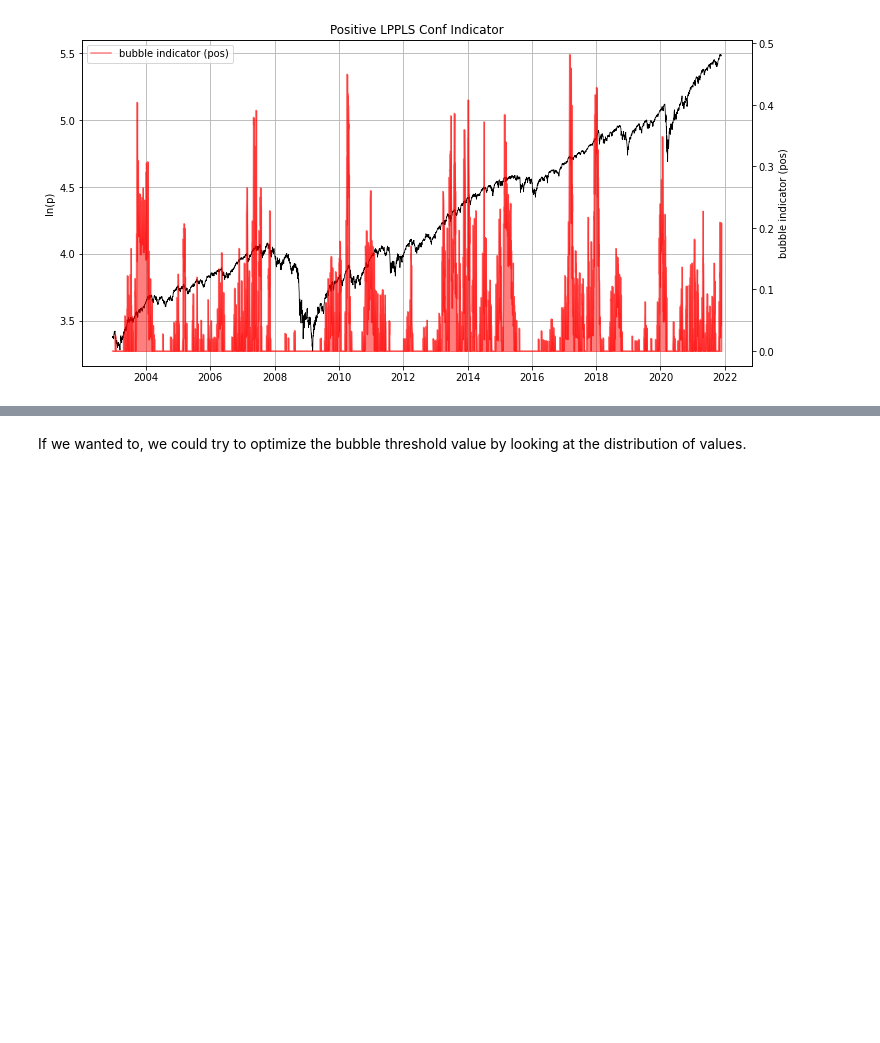
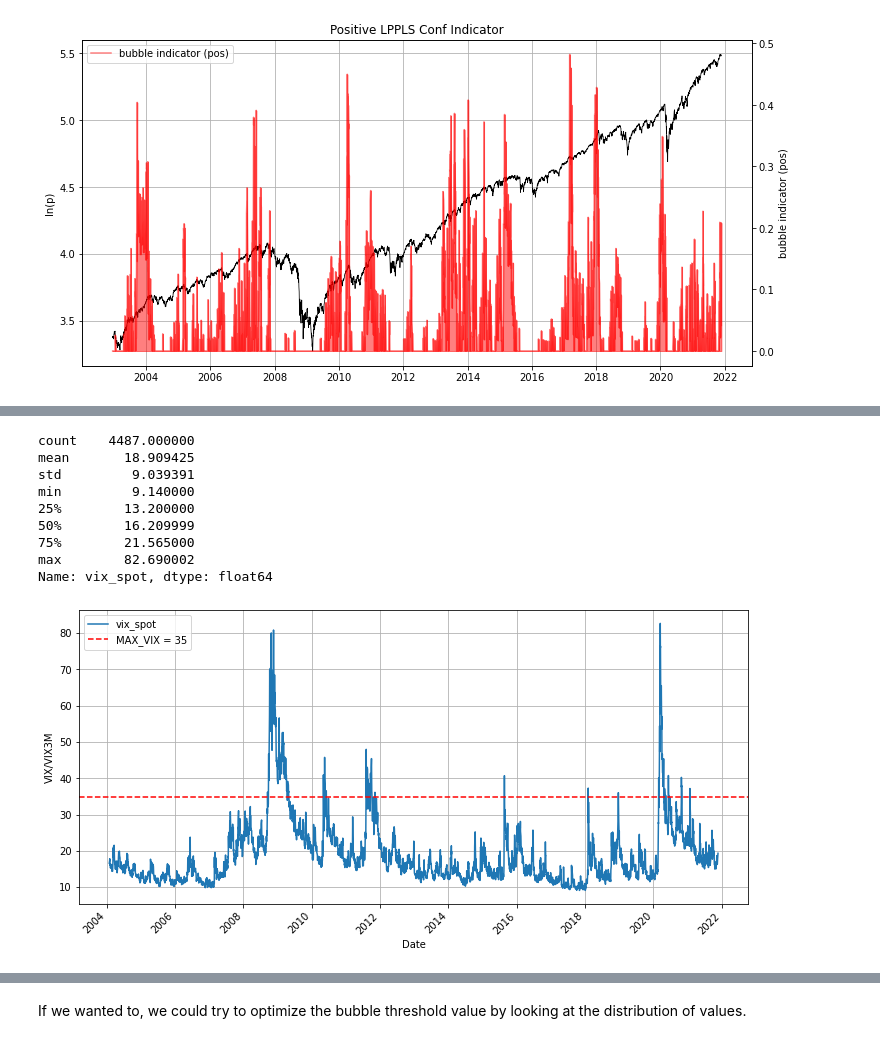
Before and after one commit to Boulder-Investment-Technologies/lppls-ci_tactical_asset_allocation, a Jupyter notebook: avoiding_bubbles-w-VolQ-risk-off-allocation.ipynb, the cells around one changed output, grey strips where cells are left out. Cells and saved outputs as stored; diff of their text form; code cells hidden in the pictures; blank space fills up the shorter version.

```diff
--- a/avoiding_bubbles-w-VolQ-risk-off-allocation.ipynb
+++ b/avoiding_bubbles-w-VolQ-risk-off-allocation.ipynb
@@ -152,3 +176,23 @@ Next we want to use this info to weight our portfolio. A simple rule could be to
+# %%
+print(df_D['vix_spot'].describe())
+df_D['vix_spot'].plot(figsize=(12,6))
+plt.ylabel('VIX/VIX3M')
+plt.axhline(MAX_VIX, color='red', ls='--', label=f'MAX_VIX = {MAX_VIX}')
+plt.legend()
+plt.grid()
+plt.xticks(rotation=45)
+plt.show()
+# %% [output]
+count    4487.000000
+mean       18.909425
+std         9.039391
+min         9.140000
+25%        13.200000
+50%        16.209999
+75%        21.565000
+max        82.690002
+Name: vix_spot, dtype: float64
+[figure, added]
 # %%
 pos_conf_df = res_df.drop(['price', '_fits'], axis=1)
 bubble_portfolio_df = pos_conf_df.join(df_D)
```
Also changed, not shown: parts of 13 cells of this notebook.
